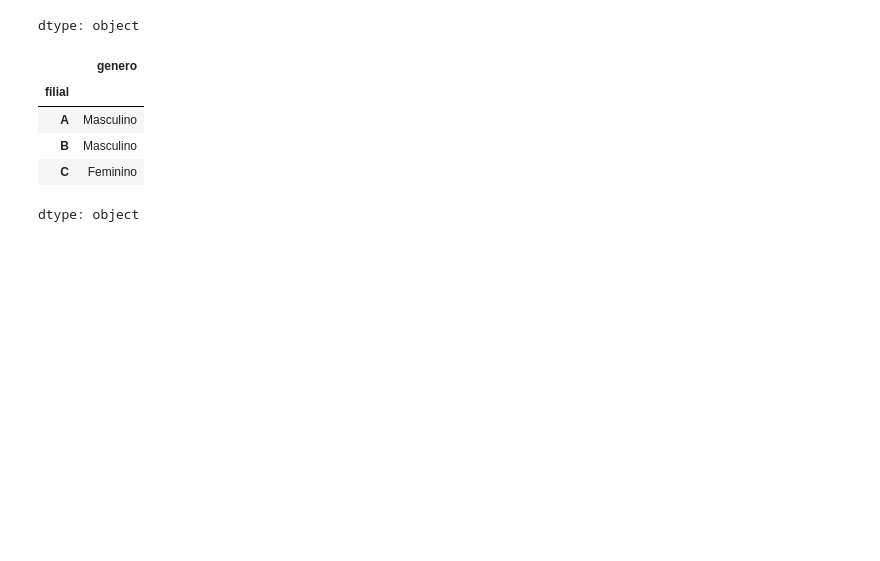
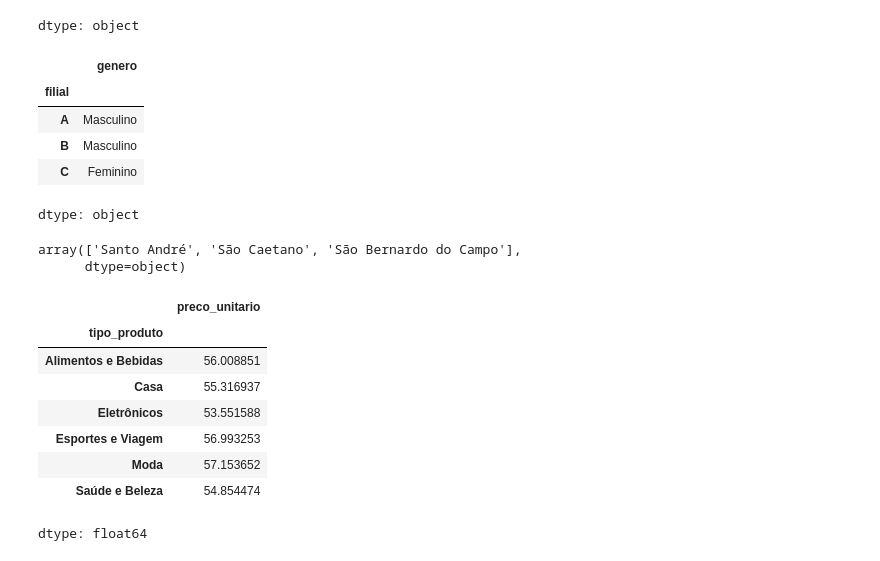
Before and after one commit to klausreitz/cohid, a Jupyter notebook: LLM_EXCEL_QUERY.ipynb, the cells around one changed output. Saved outputs shown, nothing was run; the diff lists cells and outputs as text; code cells hidden in the pictures; blank space fills up the shorter version.

```diff
--- a/LLM_EXCEL_QUERY.ipynb
+++ b/LLM_EXCEL_QUERY.ipynb
@@ -67,3 +69,24 @@ df.groupby('filial')['genero'].apply(lambda x: x.mode().iloc[0])
 | B | Masculino |
 | C | Feminino |
 dtype: object
+# %%
+#Em quais cidades temos filiais?
+
+df['cidade'].unique()
+# %% [output]
+array(['Santo André', 'São Caetano', 'São Bernardo do Campo'],
+      dtype=object)
+# %%
+#Qual é o preço unitário médio de cada tipo de produto?
+
+df.groupby('tipo_produto')['preco_unitario'].mean()
+# %% [output]
+|  | preco_unitario |
+| tipo_produto |  |
+| Alimentos e Bebidas | 56.008851 |
+| Casa | 55.316937 |
+| Eletrônicos | 53.551588 |
+| Esportes e Viagem | 56.993253 |
+| Moda | 57.153652 |
+| Saúde e Beleza | 54.854474 |
+dtype: float64
```
Also changed, not shown: parts of 8 cells of this notebook.
